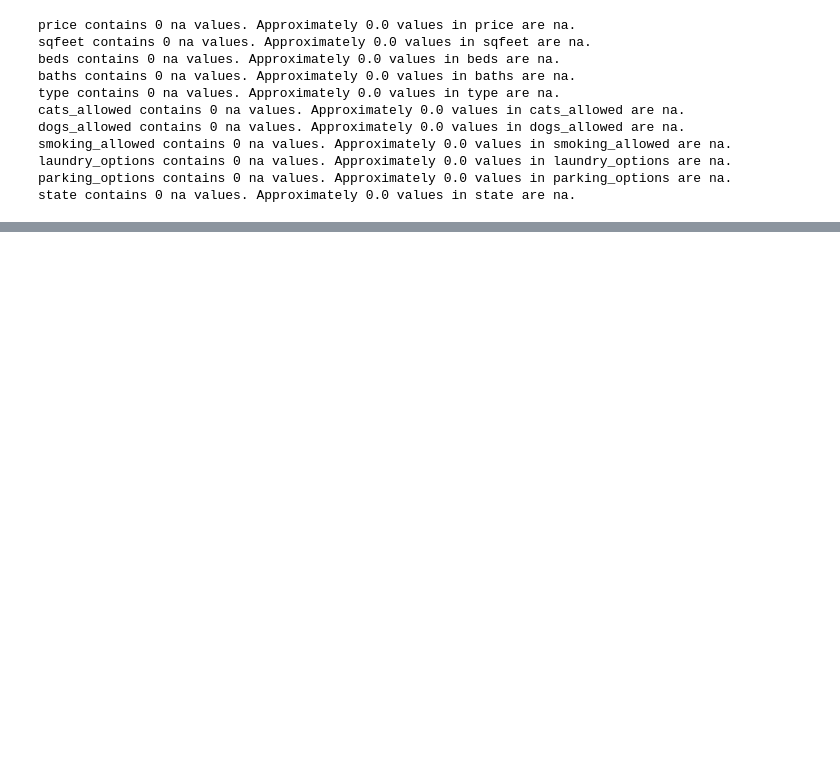
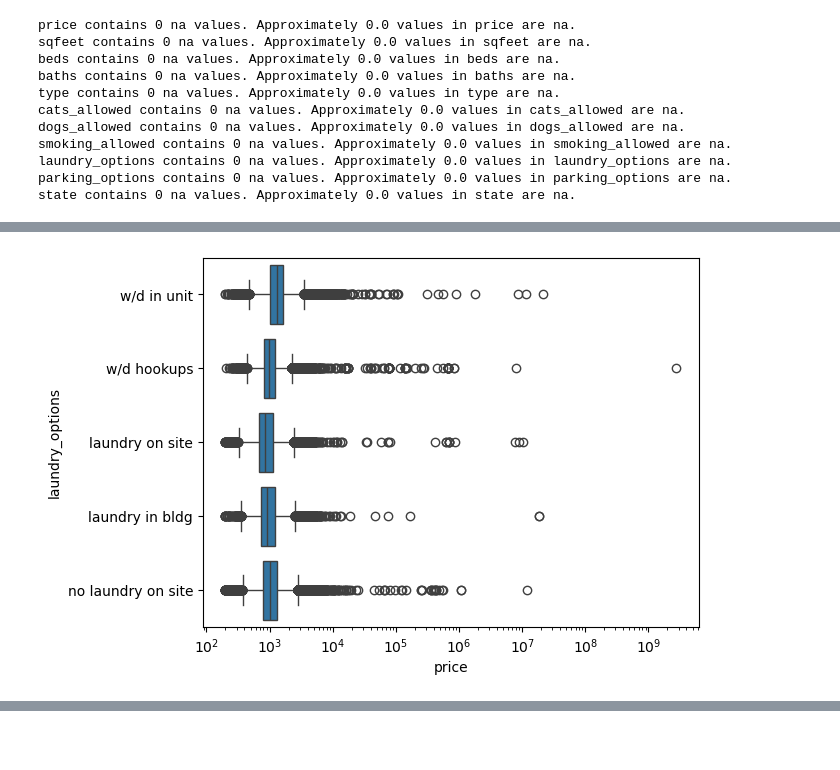
Before and after one commit to taylor-j-murray/Machine-Learning-Project, a Jupyter notebook: Housing_Data_ML/EDA.ipynb, the cells around one changed output, grey strips where cells are left out. Cells and saved outputs as stored; diff of their text form; code cells hidden in the pictures; blank space fills up the shorter version.

```diff
--- a/Housing_Data_ML/EDA.ipynb
+++ b/Housing_Data_ML/EDA.ipynb
@@ -179,3 +191,40 @@ state contains 0 na values. Approximately 0.0 values in state are na.
 From this we see that ``'laundry_options'`` and ``'parking_options'`` are the only features that contain na values. It is important to note here that values in the ``'laundry_options'`` and ``'parking_options'`` have 7 and 8 unique values, respectively. Moreover, both ``'laundry_options'`` and ``'parking_options'`` contain a ``no laundry on site`` and ``no parking`` value, respectively, so an na value in either of these columns **does not mean** that there is no laundry or parking options, just that it is truly unknown.
 
 **An assumption**: For handling na values in both ``'laundry_options'`` and ``'parking_options'``, we will replace each na value by ``no laundry on site`` and ``no parking``, respectively. Our reasoning here is that it is a possibility that 'na' was taken to mean 'not available' in these two settings upon creating the listing.
+# %%
+# As indicated in the above markdown, we will remove the instances where either 'price', 'sqfeet', 'beds', or 'baths' are zero.
+# I will write a function that does something similar to the code in this cell in preprocessing.py
+
+# Size of our data base before removing instances with bad data
+# Will be used to compare with database after removal
+og_size = data.index.size
+
+data_r = data.copy()
+
+
+# Columns with the bad data (might be able to get rid of this)
+bad_data_columns = ['price',
+                    'sqfeet',
+                    'baths']
+# Dictionary containing the columns with bad data as keys whose items are
+# thresholds where values less than the threshold are considered bad data in their respective column.
+
+bad_data_to_replace = { 'price' : 200,
+                        'sqfeet' : 50,
+                        'baths' : 0 }
+
+for col,thresh in bad_data_to_replace.items():
+    col_mask = data_r[col] < thresh
+    data_r = data_r[~col_mask]
+
+# Check to see if we really did get rid of these zero values
+
+data_r.describe()
+
+new_size = data_r.index.size
+
+percentage_row_loss = 100 * (og_size - new_size)/og_size
+print(f"The percentage of rows lost is {percentage_row_loss}%")
+
+# for consistency
+data = data_r
@@ -234,0 +431,7 @@ As indicated the above cell, the DataFrame `data` now has each old na value in `
+# %%
+import seaborn as sns
+
+sns.boxplot(data = data, x='price', y='laundry_options',log_scale = True)
+plt.show()
+# %% [output]
+[figure, added]
```
Also changed, not shown: parts of 23 cells of this notebook, 2 other files.
